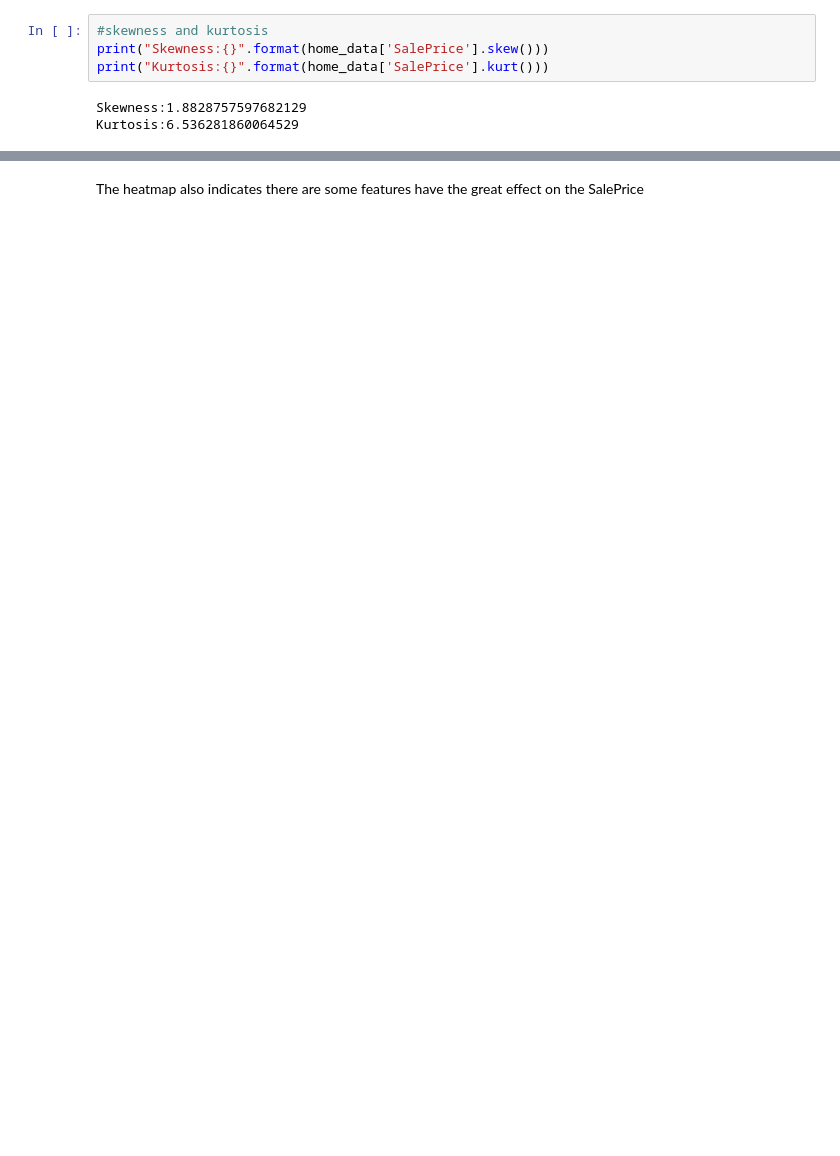
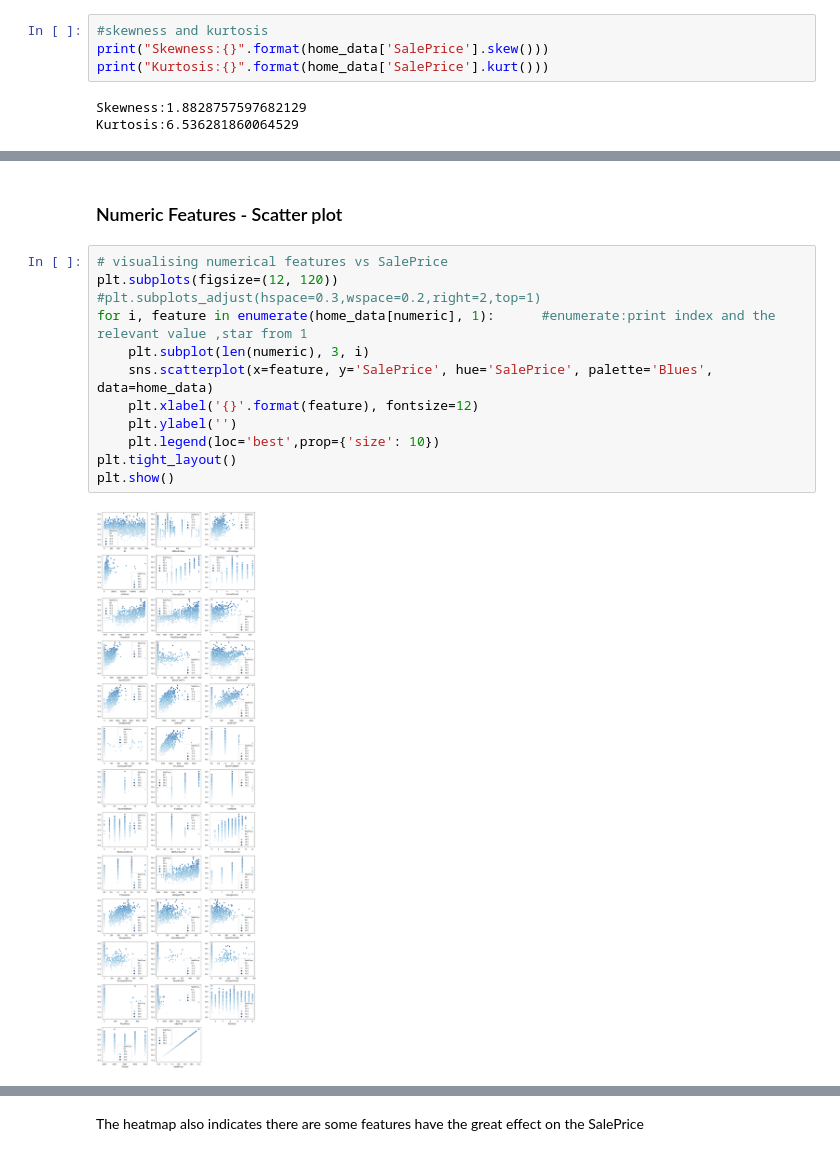
Before and after one commit to joshhmzhang/Machine-Learning-Kaggle-competition-Housing-price, a Jupyter notebook: Machine Learning Competitions.ipynb, the cells around one changed output, grey strips where cells are left out. Drawn from its saved outputs; the diff is of its cells as text; blank space fills up the shorter version.

```diff
--- a/Machine Learning Competitions.ipynb
+++ b/Machine Learning Competitions.ipynb
@@ -118 +154,17 @@ numerical_features=[col for col in home_data.columns if home_data[col].dtypes!="
+# %% [markdown]
+### Numeric Features - Scatter plot
+# %%
+# visualising numerical features vs SalePrice
+plt.subplots(figsize=(12, 120))
+#plt.subplots_adjust(hspace=0.3,wspace=0.2,right=2,top=1)
+for i, feature in enumerate(home_data[numeric], 1):      #enumerate:print index and the relevant value ,star from 1
+    plt.subplot(len(numeric), 3, i)
+    sns.scatterplot(x=feature, y='SalePrice', hue='SalePrice', palette='Blues', data=home_data)
+    plt.xlabel('{}'.format(feature), fontsize=12)
+    plt.ylabel('')
+    plt.legend(loc='best',prop={'size': 10})
+plt.tight_layout()
+plt.show()
+# %% [output]
+[figure, added]
 # %%
```
Also changed, not shown: parts of 103 cells of this notebook.
